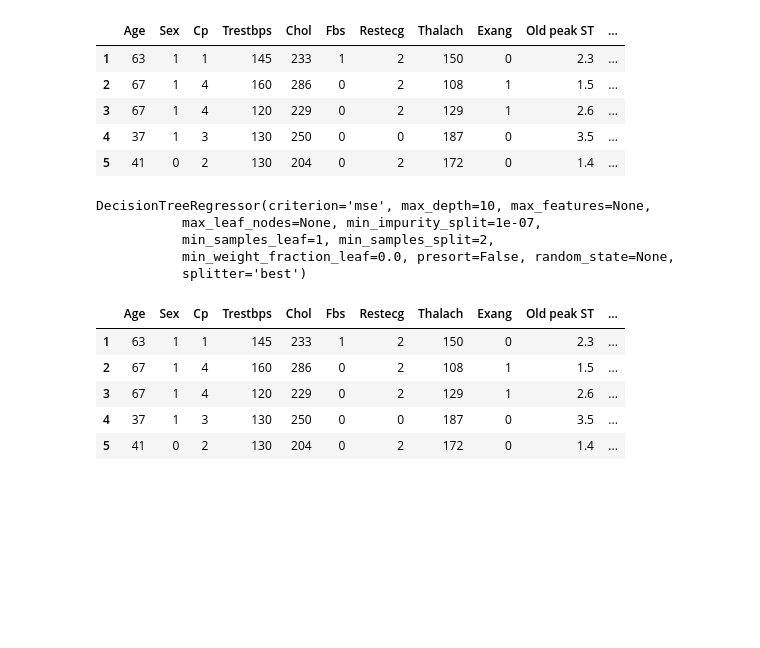
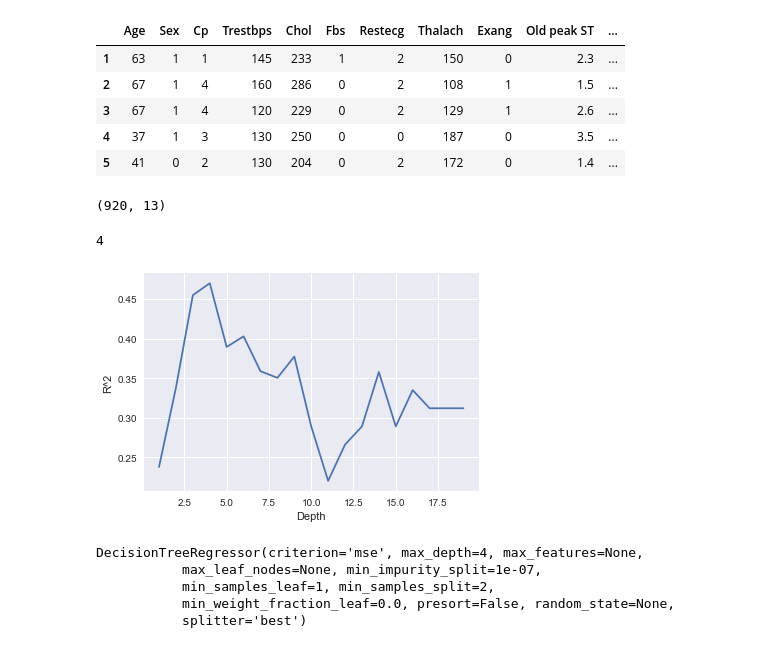
Before and after one commit to radifi/heart-disease-predictor, a Jupyter notebook: Project-Tree.ipynb, the cells around one changed output. Cells and saved outputs as stored; diff of their text form; code cells hidden in the pictures; blank space fills up the shorter version.

Commit message:
Final tree creation code

```diff
--- a/Project-Tree.ipynb
+++ b/Project-Tree.ipynb
@@ -37,7 +37,7 @@ import pydot
 import graphviz
 
 pd.set_option('display.max_columns', 500)
-df = pd.read_csv('C:\\Users\\Siddarth\\Documents\\GitHub\\ClevelandHeartData.csv', index_col=0)
+df = pd.read_csv('C:\\Users\\Siddarth Arumugam\\Documents\\GitHub\\python-introduction-SiddarthArumugam\\HeartData_All.csv', index_col=0)
 df.head()
 # %% [output]
 Populating the interactive namespace from numpy and matplotlib
@@ -49,25 +49,44 @@ Populating the interactive namespace from numpy and matplotlib
 | 3 | 67 | 1 | 4 | 120 | 229 | 0 | 2 | 129 | 1 | 2.6 | ... |
 | 4 | 37 | 1 | 3 | 130 | 250 | 0 | 0 | 187 | 0 | 3.5 | ... |
 | 5 | 41 | 0 | 2 | 130 | 204 | 0 | 2 | 172 | 0 | 1.4 | ... |
+# %%
+y = df['Outcome']
+#X = df.drop(['Goal', 'Outcome', 'Old peak ST','Slope','Thal','Ca'], axis = 1)
+X = df.drop(['Outcome','Goal'], axis  = 1)
+#X = X.drop(['Old peak ST'], axis  = 1)
+# %%
+X.shape
+# %% [output]
+(920, 13)
+# %%
+from sklearn.model_selection import train_test_split
+X_train, X_test, y_train, y_test = train_test_split(X, y, test_size=0.2, random_state=42)
+train_errors=[]
+test_errors=[]
+scores=[]
+depths = range(1,20)
+for n in depths:
+    regr = DecisionTreeRegressor(max_depth=n)
+    # Train the model using the training sets
+    regr.fit(X_train, y_train)
+    train_errors.append(regr.score(X_train,y_train))
+    scores.append(regr.score(X_test,y_test))
+plt.ylabel('R^2')
+plt.xlabel('Depth')
+plt.plot(depths,scores)
+test_errors=scores
+n_opt=depths[np.argmax(scores)]
+n_opt
+# %% [output]
+4
+[figure, added]
 # %%
-y = df['Outcome']
-X = df.drop(['Goal'], axis = 1)
-X = X.drop(['Outcome'], axis  = 1)
 X_train, X_test, y_train, y_test = train_test_split(X, y, test_size=0.2, random_state=42)
-model = DecisionTreeRegressor(max_depth=10)
+model = DecisionTreeRegressor(max_depth=n_opt)
 model.fit(X_train, y_train)
 # %% [output]
-DecisionTreeRegressor(criterion='mse', max_depth=10, max_features=None,
+DecisionTreeRegressor(criterion='mse', max_depth=4, max_features=None,
            max_leaf_nodes=None, min_impurity_split=1e-07,
            min_samples_leaf=1, min_samples_split=2,
            min_weight_fraction_leaf=0.0, presort=False, random_state=None,
            splitter='best')
-# %%
-X.head()
-# %% [output]
-|  | Age | Sex | Cp | Trestbps | Chol | Fbs | Restecg | Thalach | Exang | Old peak ST | ... |
-| 1 | 63 | 1 | 1 | 145 | 233 | 1 | 2 | 150 | 0 | 2.3 | ... |
-| 2 | 67 | 1 | 4 | 160 | 286 | 0 | 2 | 108 | 1 | 1.5 | ... |
-| 3 | 67 | 1 | 4 | 120 | 229 | 0 | 2 | 129 | 1 | 2.6 | ... |
-| 4 | 37 | 1 | 3 | 130 | 250 | 0 | 0 | 187 | 0 | 3.5 | ... |
-| 5 | 41 | 0 | 2 | 130 | 204 | 0 | 2 | 172 | 0 | 1.4 | ... |
```
Also changed, not shown: parts of 10 cells of this notebook.
